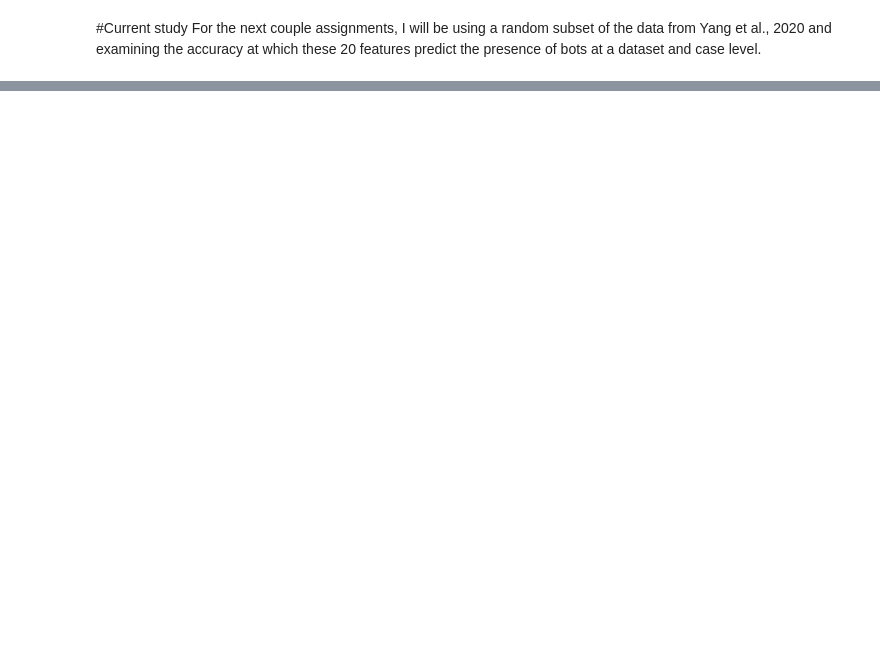
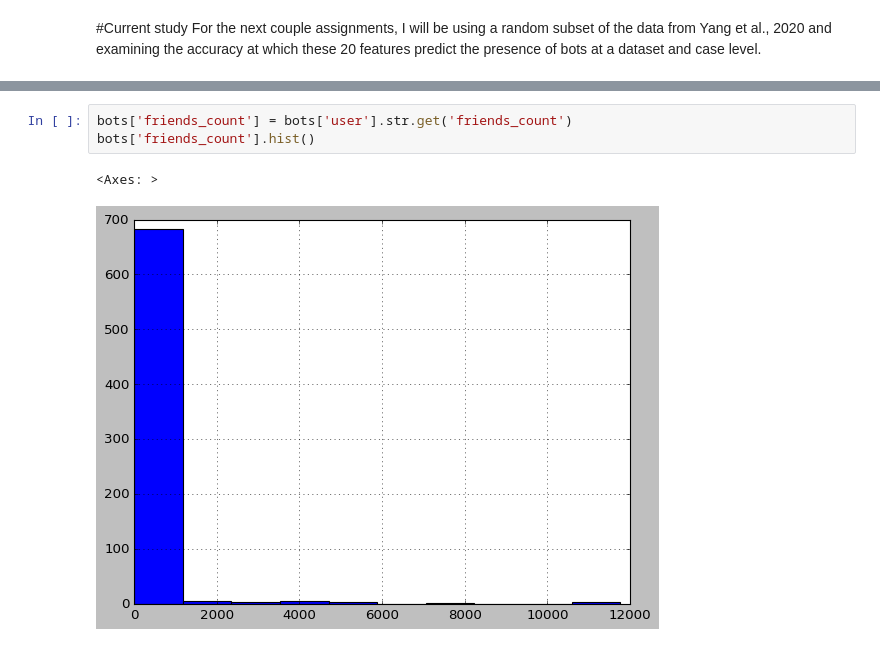
Before and after one commit to carlavilla/DataManagement, a Jupyter notebook: CV_DMPS0.ipynb, the cells around one changed output, grey strips where cells are left out. Drawn from its saved outputs; the diff is of its cells as text; blank space fills up the shorter version.

```diff
--- a/CV_DMPS0.ipynb
+++ b/CV_DMPS0.ipynb
@@ -85,0 +267,6 @@ Image(url='https://github.com/carlavilla/DataManagement/blob/main/top20.png')
+# %%
+bots['friends_count'] = bots['user'].str.get('friends_count')
+bots['friends_count'].hist()
+# %% [output]
+<Axes: >
+[figure, added]
```
Also changed, not shown: parts of 46 cells of this notebook.
